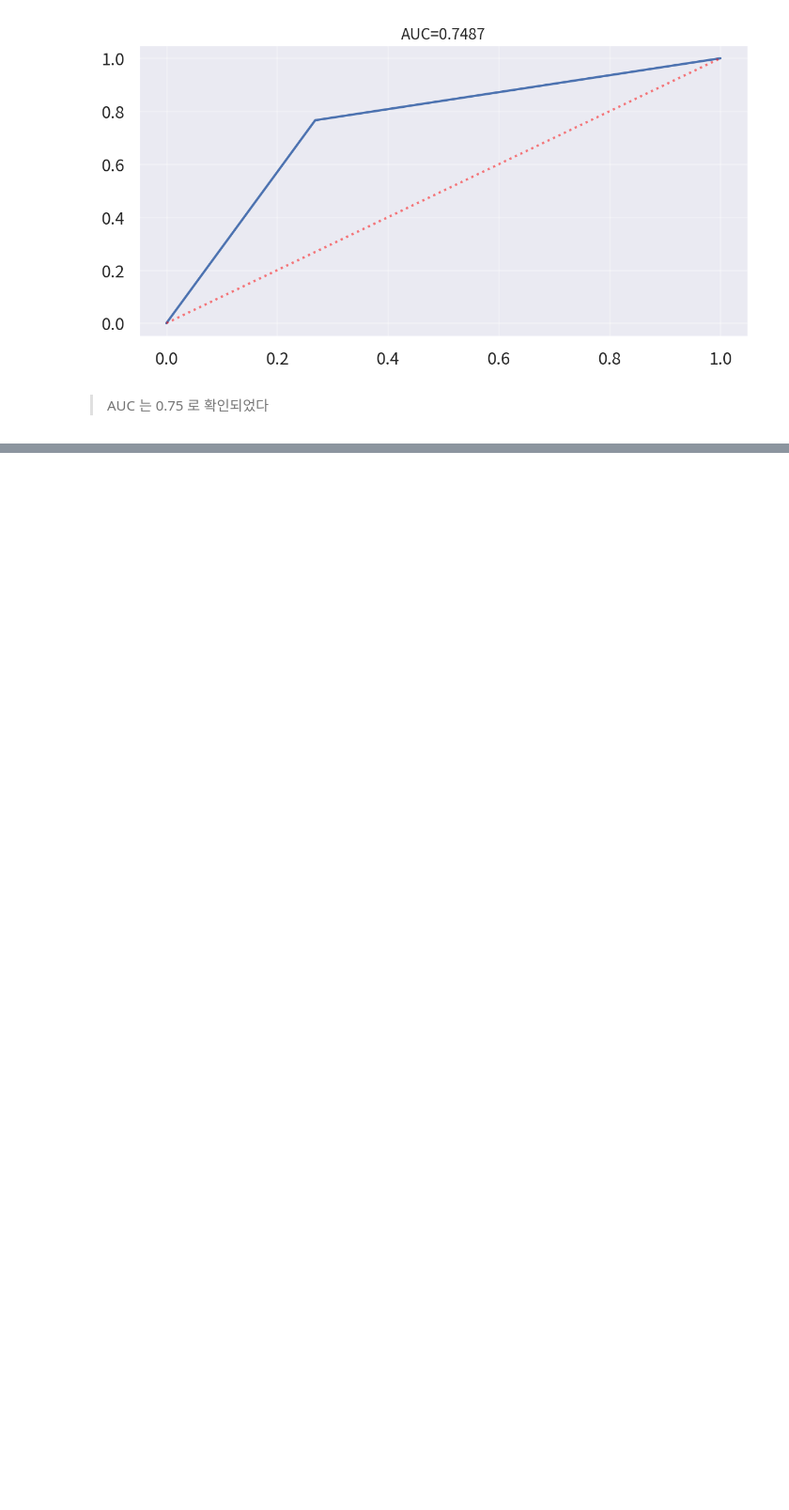
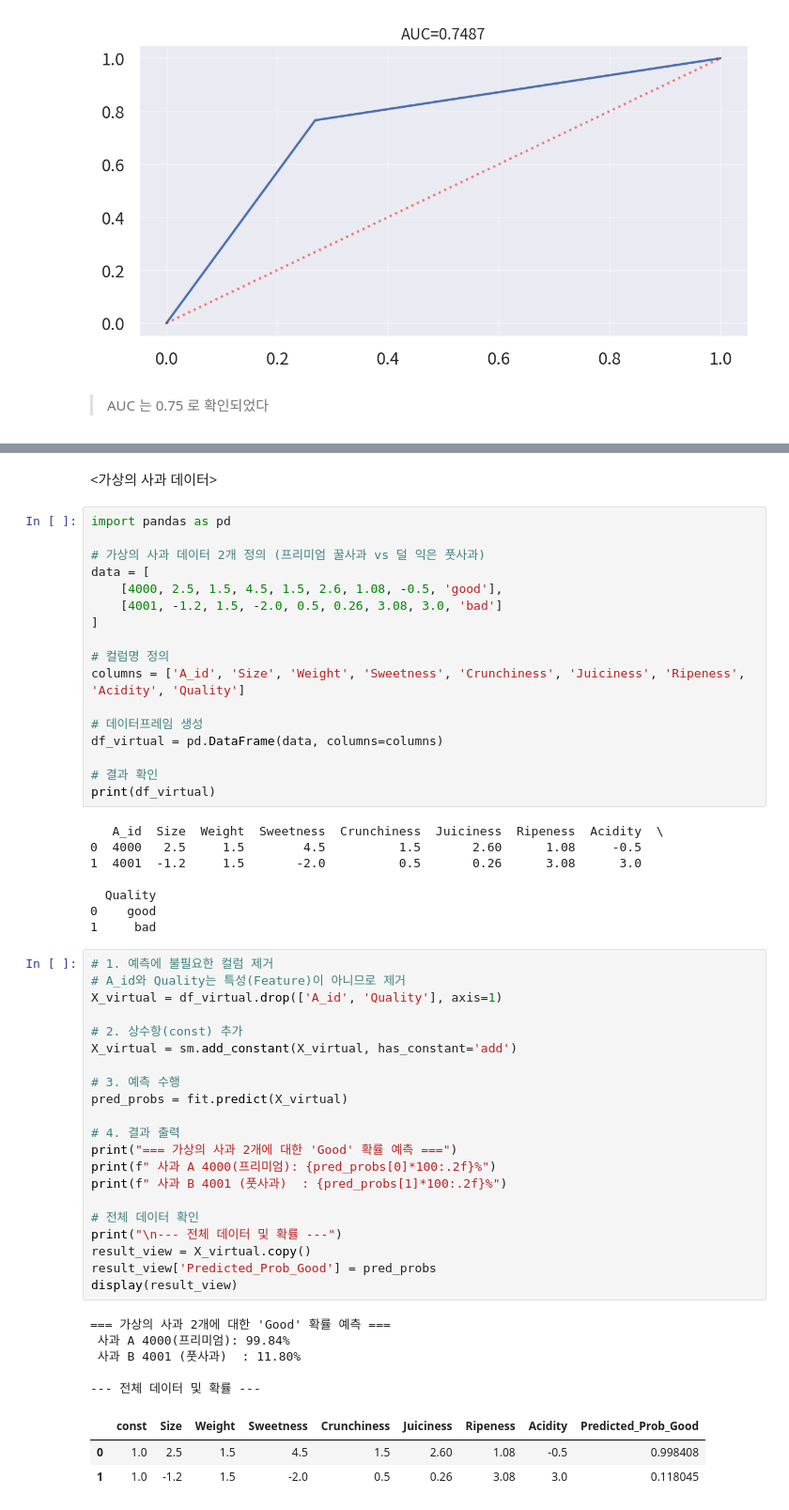
Before and after one commit to BoheeJeong/data_analysis_basic, a Jupyter notebook: 00 캡스톤/1. Apple Quality데이터 분석 실습.ipynb, the cells around one changed output, grey strips where cells are left out. Shown at 94% size. Saved outputs shown, nothing was run; the diff lists cells and outputs as text; blank space fills up the shorter version.

```diff
--- a/00 캡스톤/1. Apple Quality데이터 분석 실습.ipynb
+++ b/00 캡스톤/1. Apple Quality데이터 분석 실습.ipynb
@@ -928,0 +951,57 @@ XYZ TABLE 크기 DEPTH 크기
+# %% [markdown]
+<가상의 사과 데이터>
+# %%
+import pandas as pd
+
+# 가상의 사과 데이터 2개 정의 (프리미엄 꿀사과 vs 덜 익은 풋사과)
+data = [
+    [4000, 2.5, 1.5, 4.5, 1.5, 2.6, 1.08, -0.5, 'good'],
+    [4001, -1.2, 1.5, -2.0, 0.5, 0.26, 3.08, 3.0, 'bad']
+]
+
+# 컬럼명 정의
+columns = ['A_id', 'Size', 'Weight', 'Sweetness', 'Crunchiness', 'Juiciness', 'Ripeness', 'Acidity', 'Quality']
+
+# 데이터프레임 생성
+df_virtual = pd.DataFrame(data, columns=columns)
+
+# 결과 확인
+print(df_virtual)
+# %% [output]
+   A_id  Size  Weight  Sweetness  Crunchiness  Juiciness  Ripeness  Acidity  \
+0  4000   2.5     1.5        4.5          1.5       2.60      1.08     -0.5
+1  4001  -1.2     1.5       -2.0          0.5       0.26      3.08      3.0
+
+  Quality
+0    good
+1     bad
+# %%
+# 1. 예측에 불필요한 컬럼 제거
+# A_id와 Quality는 특성(Feature)이 아니므로 제거
+X_virtual = df_virtual.drop(['A_id', 'Quality'], axis=1)
+
+# 2. 상수항(const) 추가
+X_virtual = sm.add_constant(X_virtual, has_constant='add')
+
+# 3. 예측 수행
+pred_probs = fit.predict(X_virtual)
+
+# 4. 결과 출력
+print("=== 가상의 사과 2개에 대한 'Good' 확률 예측 ===")
+print(f" 사과 A 4000(프리미엄): {pred_probs[0]*100:.2f}%")
+print(f" 사과 B 4001 (풋사과)  : {pred_probs[1]*100:.2f}%")
+
+# 전체 데이터 확인
+print("\n--- 전체 데이터 및 확률 ---")
+result_view = X_virtual.copy()
+result_view['Predicted_Prob_Good'] = pred_probs
+display(result_view)
+# %% [output]
+=== 가상의 사과 2개에 대한 'Good' 확률 예측 ===
+ 사과 A 4000(프리미엄): 99.84%
+ 사과 B 4001 (풋사과)  : 11.80%
+
+--- 전체 데이터 및 확률 ---
+|  | const | Size | Weight | Sweetness | Crunchiness | Juiciness | Ripeness | Acidity | Predicted_Prob_Good |
+| 0 | 1.0 | 2.5 | 1.5 | 4.5 | 1.5 | 2.60 | 1.08 | -0.5 | 0.998408 |
+| 1 | 1.0 | -1.2 | 1.5 | -2.0 | 0.5 | 0.26 | 3.08 | 3.0 | 0.118045 |
```
Also changed, not shown: parts of 16 cells of this notebook, 11 other files.
